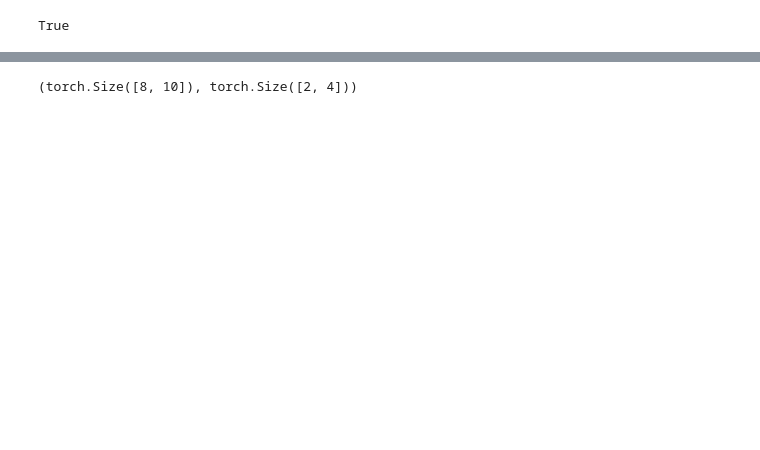
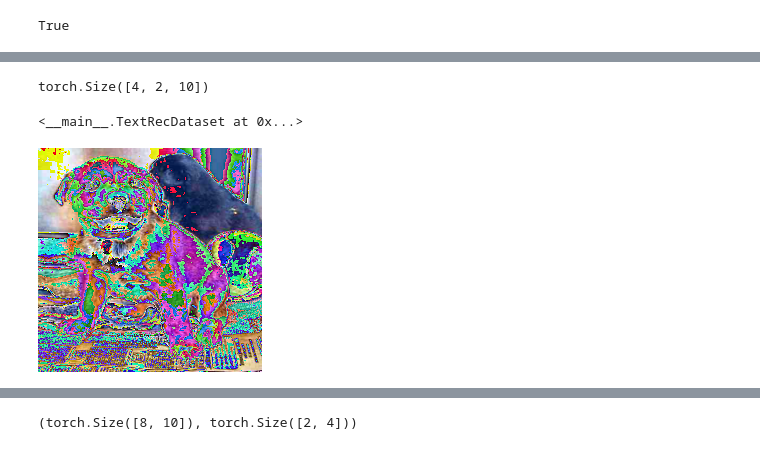
Before and after one commit to LuchianPeledutse/Projects, a Jupyter notebook: TextRecognition/model/Training.ipynb, the cells around one changed output, grey strips where cells are left out. Saved outputs shown, nothing was run; the diff lists cells and outputs as text; code cells hidden in the pictures; blank space fills up the shorter version.

Commit message:
Overfitted architecture on dataset of 2 sample. OK
Note
-----
The bug was in reading image with flaoting values in range [0,1]

```diff
--- a/TextRecognition/model/Training.ipynb
+++ b/TextRecognition/model/Training.ipynb
@@ -34,22 +163,21 @@ True
 # %%
-def resnet_trans(tensor_image):
+def resnet_trans(pil_image):
     """
     Parameters
     ----------
-    tensor_image: tensor (that represents some kind of an image)
+    pil_image: image opend with pillow library
 
     returns
     ----------
     Tensor image transformed for ResNet; with dtype float32
     """
-    #change dtype to float
-    tensor_image = tensor_image.to(dtype = torch.float32)
     #apply necessary transformations for ResNet
     data_transforms = transforms.Compose([
+        transforms.ToTensor(),
         transforms.Resize((224,224)),
-        transforms.Normalize([0.485, 0.456, 0.406], [0.229, 0.224, 0.225])
+        transforms.Normalize(mean=[0.485, 0.456, 0.406], std=[0.229, 0.224, 0.225])
     ])
-    return data_transforms(tensor_image)
+    return data_transforms(pil_image)
 # %%
 def get_tokenizer_object(words_iterable):
     """
@@ -150,7 +298,7 @@ class TextRecDataset(data.Dataset):
         image_path = data_indx_row['ImagePath']
         target_name = data_indx_row['Target']
         #applying transformations and converting to necessary formats (Tensors)
-        tensor_image = self.picture_processor(io.read_image(path = image_path))
+        tensor_image = self.picture_processor(Image.open(image_path))
         #target names to tensors with a given tokenizer
         target_ids = torch.tensor(self.tokenizer(self.word_processor(target_name)).input_ids, dtype = torch.long)
         return tensor_image, target_ids[:-1], target_ids[1:]
@@ -231 +367,6 @@ torch.Size([4, 2, 10])
+# %%
+value = model(x_pic_tensor = sample[0], x_letter_ids = sample[1])
+value.shape
+# %% [output]
+torch.Size([4, 2, 10])
 # %%
@@ -262,4 +404,16 @@ def train_model(model,train_loader,epoch,main_optim,main_loss,print_every = 1,de
         return train_losses
     except KeyboardInterrupt:
         return train_losses
+# %%
+pd_dataset = get_dataset()
+TorchDataset = TextRecDataset(pd_dataset, get_tokenizer_object(pd_dataset['Target']), picture_processor = resnet_trans)
+TorchDataset
+# %% [output]
+<__main__.TextRecDataset at 0x...>
+# %%
+data_sample = TorchDataset[0]
+# %%
+transforms.ToPILImage()(data_sample[0])
+# %% [output]
+[figure, added]
 # %%
```
Also changed, not shown: parts of 25 cells of this notebook.
